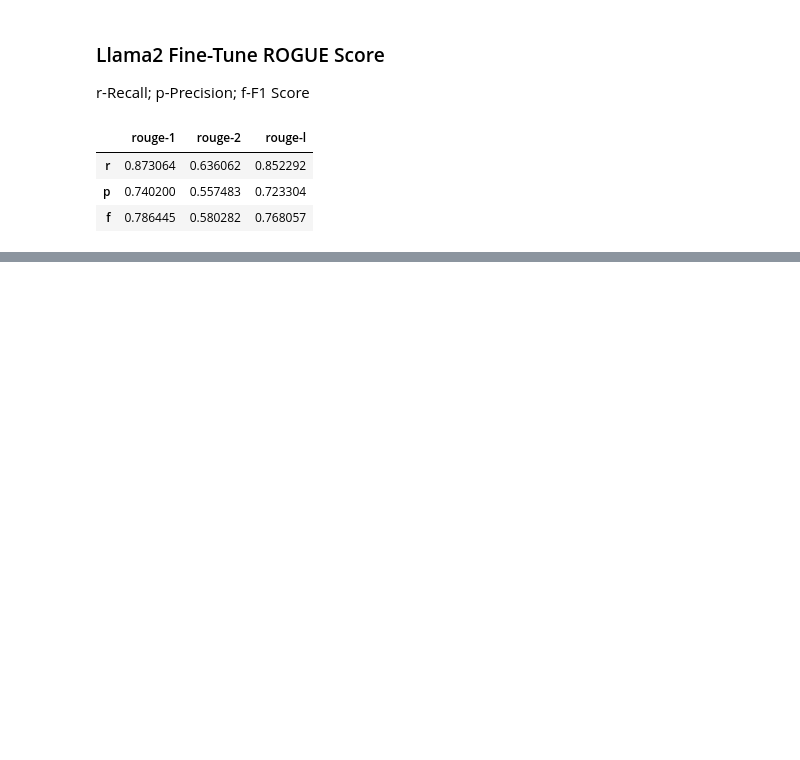
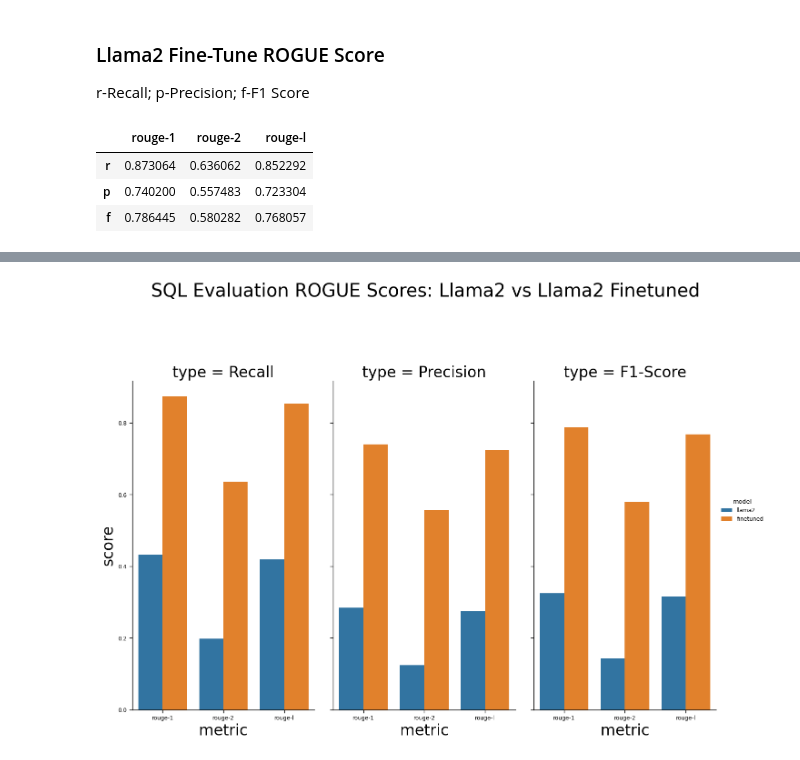
Before and after one commit to jai-llm/TEXT2SQL, a Jupyter notebook: 2c_Text2SQL_Compare_ROGUEv3.ipynb, the cells around one changed output, grey strips where cells are left out. Drawn from its saved outputs; the diff is of its cells as text; code cells hidden in the pictures; blank space fills up the shorter version.

Commit message:
Added ROGUE Comparison Plot

```diff
--- a/2c_Text2SQL_Compare_ROGUEv3.ipynb
+++ b/2c_Text2SQL_Compare_ROGUEv3.ipynb
@@ -123,3 +135,6 @@ display(llama_rogue)
 | f | 0.325152 | 0.143906 | 0.315660 |
 # %%
 llama_rogue.to_csv(RES_PATH + LLAMA_RES_FILE)
+# %%
+l2_rogue = create_plt_df(llama_rogue, index_names=['metric', 'type'], column_names=['llama2'])
+display(l2_rogue)
@@ -136,3 +162,6 @@ display(finetune_rogue)
 | f | 0.786445 | 0.580282 | 0.768057 |
 # %%
 finetune_rogue.to_csv(RES_PATH + FINETUNE_RES_FILE)
+# %%
+ft_rogue = create_plt_df(finetune_rogue, index_names=['metric', 'type'], column_names=['finetuned'])
+display(ft_rogue)
@@ -138,0 +181,3 @@ finetune_rogue.to_csv(RES_PATH + FINETUNE_RES_FILE)
+# %%
+l2_ft_rogue = l2_rogue.merge(ft_rogue, on=['metric', 'type'], how='inner')
+display(l2_ft_rogue)
@@ -138,0 +195,5 @@ finetune_rogue.to_csv(RES_PATH + FINETUNE_RES_FILE)
+# %%
+l2_ft_rogue_plt = l2_ft_rogue.melt(id_vars=['metric','type'], value_vars=['llama2','finetuned'],
+                                   var_name='model', value_name='score'
+                                   )
+display(l2_ft_rogue_plt)
@@ -138,0 +218,12 @@ finetune_rogue.to_csv(RES_PATH + FINETUNE_RES_FILE)
+# %%
+sns.set_context("paper", rc={"font.size":24,"axes.titlesize":30,"axes.labelsize":24})
+cat = sns.catplot(x='metric',y='score', hue='model', col='type', kind='bar',
+                  data=l2_ft_rogue_plt) #, height=15, aspect=0.5)
+cat.fig.subplots_adjust(top=.8)
+cat.fig.suptitle('SQL Evaluation ROGUE Scores: Llama2 vs Llama2 Finetuned')
+cat.fig.set_size_inches(15, 12)
+
+plt.savefig(FIG_PATH+FIG_NAME) # Goto save before show
+plt.show()
+# %% [output]
+[figure, added]
```
Also changed, not shown: parts of 8 cells of this notebook.
